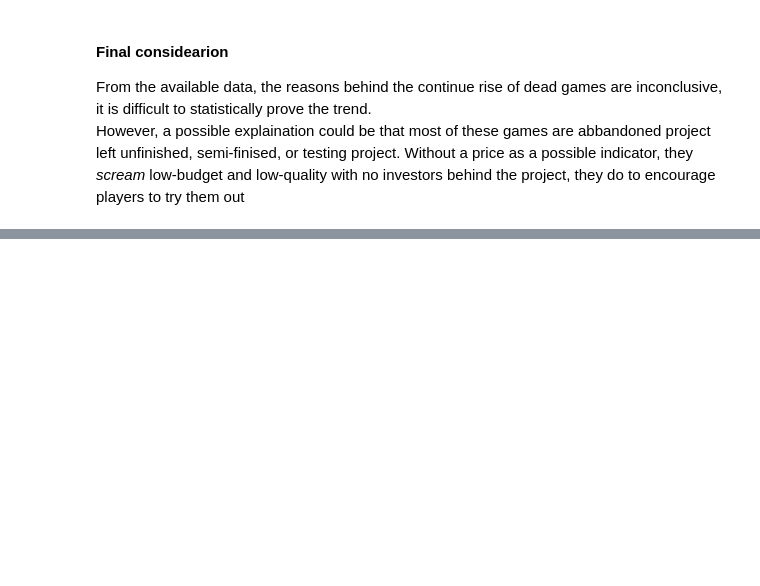
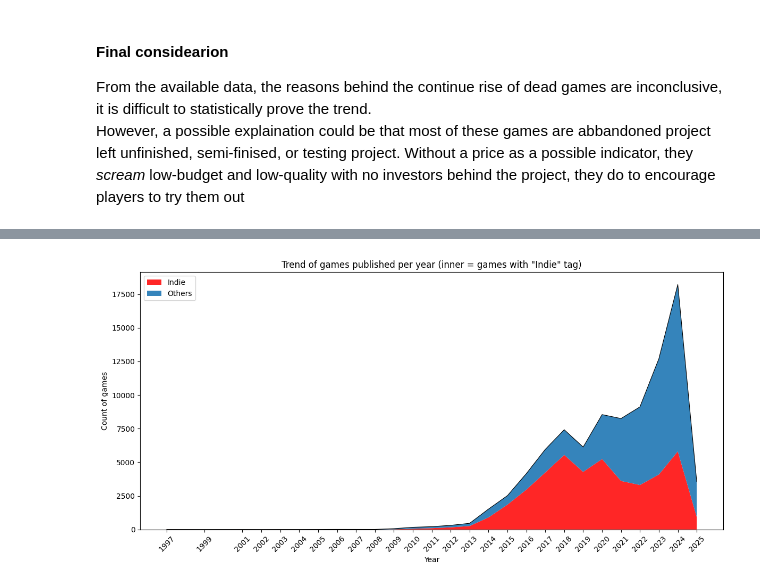
Before and after one commit to Jingrui-Zhu/SLDV, a Jupyter notebook: data_analysis.ipynb, the cells around one changed output, grey strips where cells are left out. Drawn from its saved outputs; the diff is of its cells as text; code cells hidden in the pictures; blank space fills up the shorter version.

Commit message:
begin indie paradox analysis

```diff
--- a/data_analysis.ipynb
+++ b/data_analysis.ipynb
@@ -213,0 +217,46 @@ How does the ease of publishing low-budget games, so called, indie games changed
+# %%
+# count games with 'indie' tag per year
+def has_indie(t):
+    if isinstance(t, str):
+        try:
+            d = literal_eval(t)
+        except Exception:
+            return False
+    else:
+        d = t
+    return isinstance(d, dict) and ("indie" in d)
+
+
+indie_mask = df["tags"].apply(has_indie)
+indie_by_year = (
+    df[indie_mask].groupby("year").size().reindex(total_by_year.index, fill_value=0)
+)
+# total_by_year has been defined in the previous cell
+others_by_year = total_by_year - indie_by_year
+
+years = total_by_year.index.astype(int)
+
+plt.figure(figsize=(12, 6))
+plt.stackplot(
+    years,
+    indie_by_year.values,
+    others_by_year.values,
+    labels=["Indie", "Others"],
+    colors=["#ff0e0e", "#1f77b4"],
+    alpha=0.9,
+)
+
+# outline/top line to emphasize the "others" region
+plt.plot(years, indie_by_year.values + others_by_year.values, color="black", lw=0.8)
+plt.xlabel("Year")
+plt.ylabel("Count of games")
+plt.title('Trend of games published per year (inner = games with "Indie" tag)')
+
+# show all year ticks on x-axis
+plt.xticks(years, rotation=45)
+
+plt.legend(loc="upper left")
+plt.tight_layout()
+plt.show()
+# %% [output]
+[figure, added]
```
Also changed, not shown: parts of 6 cells of this notebook.
